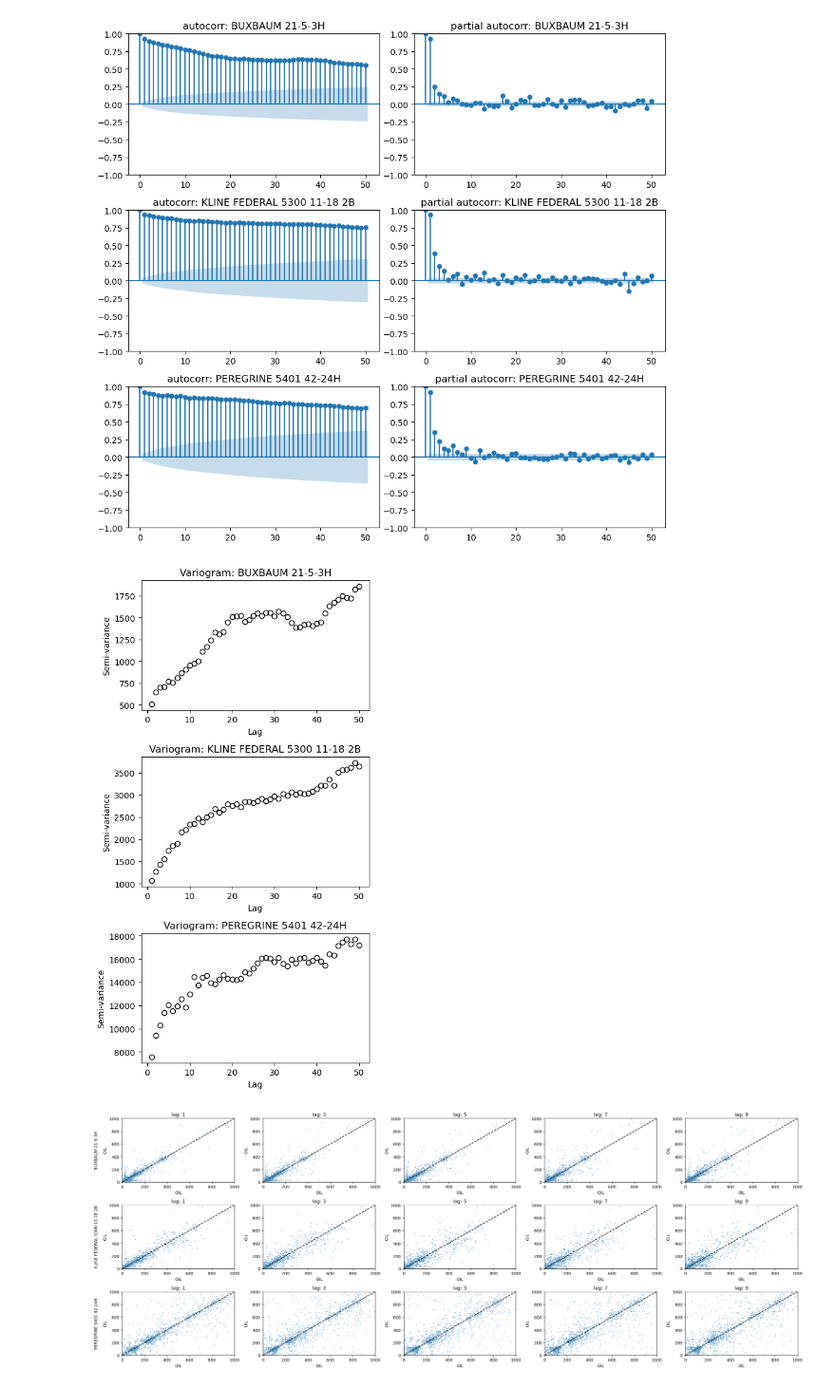
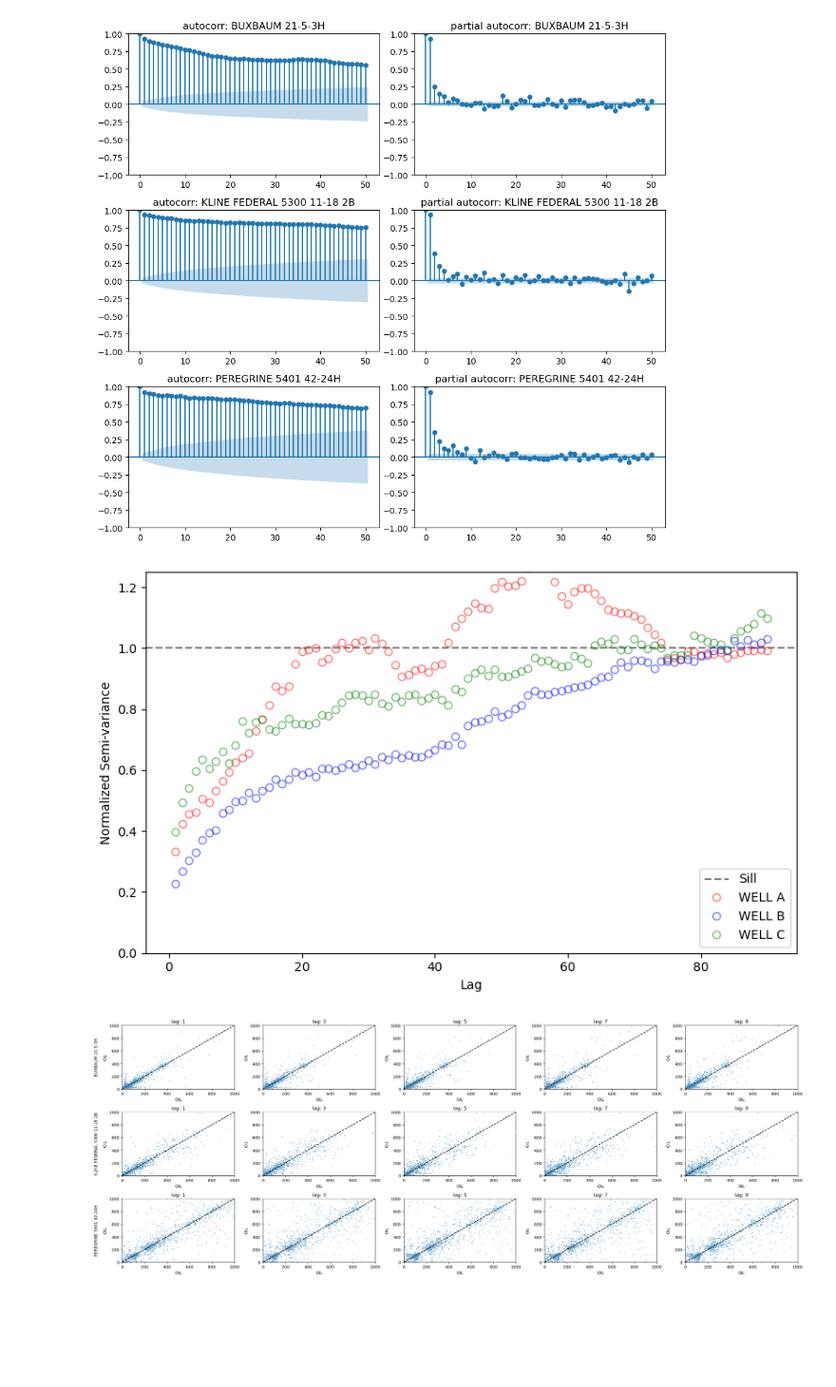
Before and after one commit to rmcguigan/PGE_RESEARCH, a Jupyter notebook: SP24_Research/SP24research_production_noise.ipynb, the cells around one changed output. Shown at 95% size. Drawn from its saved outputs; the diff is of its cells as text; code cells hidden in the pictures; blank space fills up the shorter version.

```diff
--- a/SP24_Research/SP24research_production_noise.ipynb
+++ b/SP24_Research/SP24research_production_noise.ipynb
@@ -112,0 +105,13 @@ plt.show()
+# %%
+well_names = prod['WELL_NAME'].unique()
+labels = ['WELL A', 'WELL B', 'WELL C']
+colors = ['r', 'b', 'g']
+
+# plot the rate-time profile for each well
+fig, ax = plt.subplots(figsize=(5 * golden_ratio, 5))
+for i in range(len(well_names)):
+        mask = prod['WELL_NAME'] == well_names[i]
+        ax.plot(prod['DAYS_ON'][mask], prod['OIL'][mask], 'o', mfc='none', mec=colors[i], ms=3, alpha=0.5, label=labels[i])
+ax.set(yscale='log', ylim=(1,3000), xlabel='Producing Days', ylabel='Oil Production (bopd)')
+ax.legend(labels=['WELL A', 'WELL B', 'WELL C'])
+plt.show()
@@ -125,16 +132,20 @@ plt.tight_layout(); plt.show()
 [figure]
 # %%
 # plot variogram for each well
-lags=50
-fig, axs = plt.subplots(nrows=3, ncols=1, figsize=(3 * golden_ratio, 3 * 3))
+sills = [1525, 4700, 19000]
+
+lags=90
+fig, ax = plt.subplots(figsize=(5 * golden_ratio, 5))
+ax.axhline(1, color='gray', linestyle='--', label='Sill')
 for i, well in enumerate(prod['WELL_NAME'].unique()):
     variances = calculate_variogram_for_ts(prod.loc[(prod['WELL_NAME'] == well) & (prod['ON'])]['OIL'].dropna().values,
                                            n_lags=lags)
-    axs[i].plot(range(1, lags + 1), variances, 'o', mfc='none', mec='k')
-    axs[i].set(title='Variogram: ' + well, xlabel='Lag', ylabel='Semi-variance')
+    ax.plot(range(1, lags + 1), variances / sills[i], 'o', mfc='none', mec=colors[i], alpha=0.5, label=labels[i])
+    ax.set(xlabel='Lag', ylabel='Normalized Semi-variance', ylim=(0, 1.25))
+ax.legend(labels=['Sill'] + labels)
 plt.tight_layout(); plt.show()
 # %% [output]
-[figure, old version]
+[figure, new version]
 # %%
 fig, axs = plt.subplots(nrows=3, ncols=5, figsize=(5 * 3 * golden_ratio, 3 * 3))
 for i, well in enumerate(prod['WELL_NAME'].unique()):
```
Also changed, not shown: parts of 15 cells of this notebook, 1 other file.
